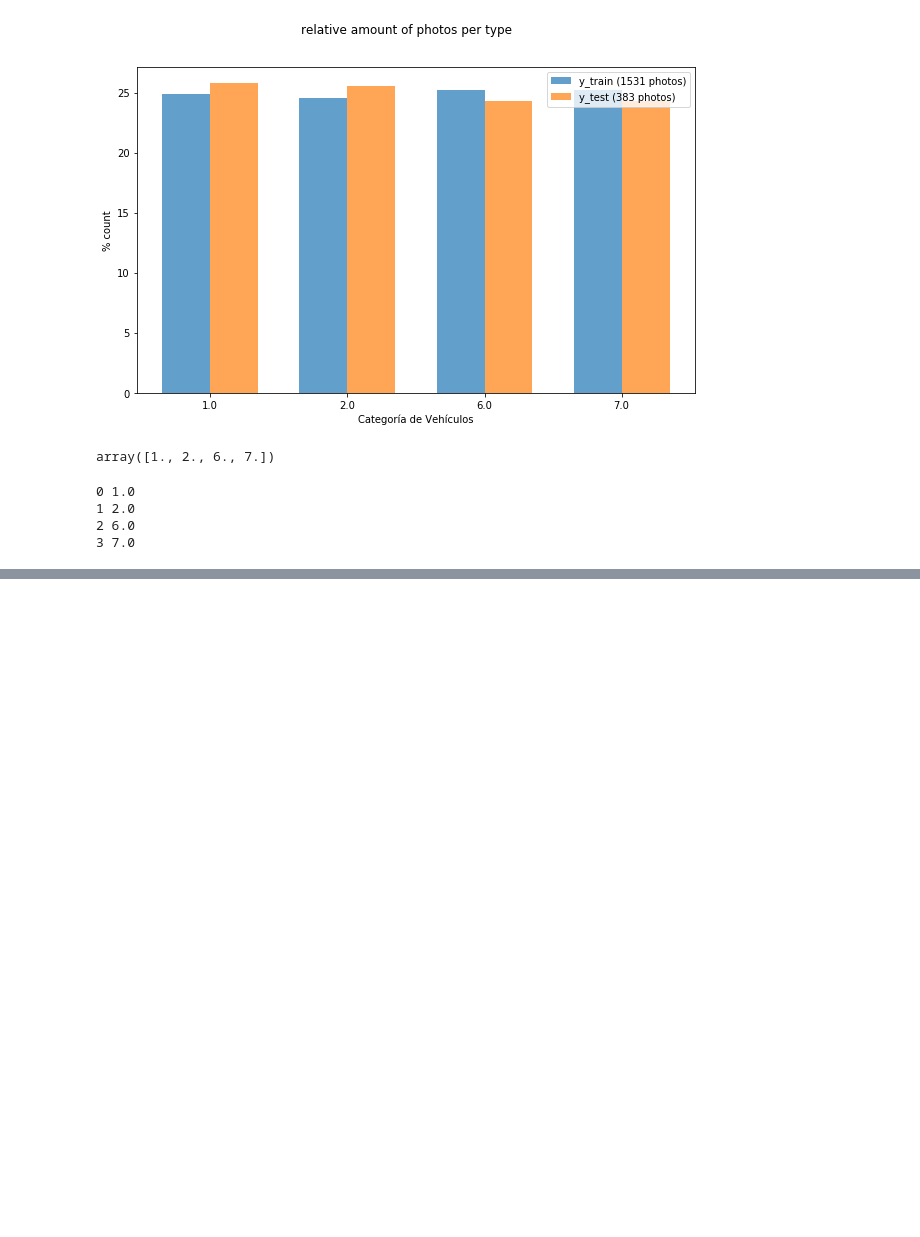
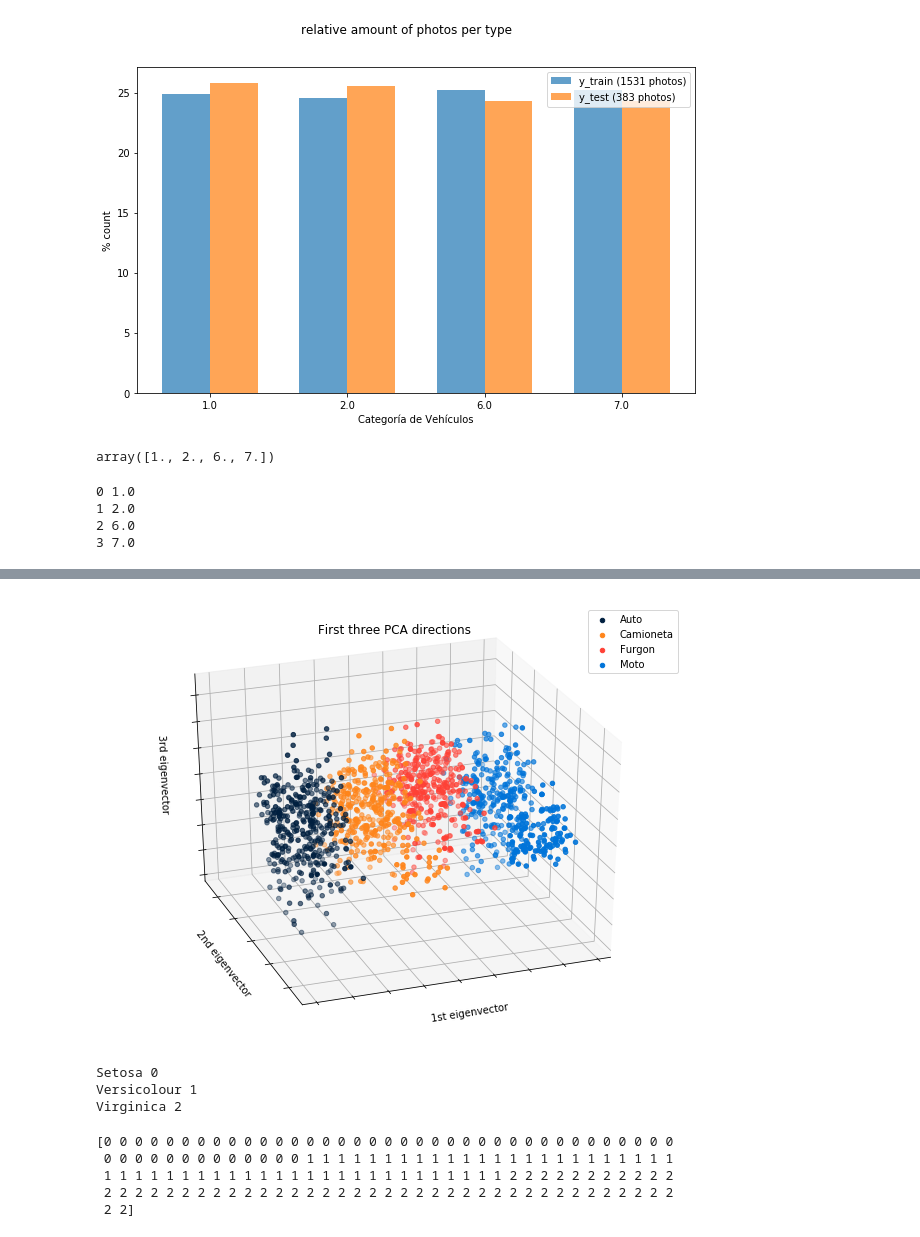
Before and after one commit to 12diego34/mercadolibre_dss, a Jupyter notebook: Trabajo Practico Final DSS/Preprocesamiento.ipynb, the cells around one changed output, grey strips where cells are left out. Cells and saved outputs as stored; diff of their text form; code cells hidden in the pictures; blank space fills up the shorter version.

```diff
--- a/Trabajo Practico Final DSS/Preprocesamiento.ipynb
+++ b/Trabajo Practico Final DSS/Preprocesamiento.ipynb
@@ -257,0 +258,51 @@ plt.show()
+# %%
+from mpl_toolkits.mplot3d import Axes3D
+
+fig = plt.figure(1, figsize=(8, 6))
+
+ax = Axes3D(fig, elev=-150, azim=110)
+
+X_reduced = PCA(n_components=3).fit_transform(X_train)
+
+
+
+for k, i in enumerate(class_names):
+    ax.scatter(X_reduced[y_train == i, 0],
+               X_reduced[y_train == i, 1],
+               X_reduced[y_train == i, 2],
+               color = '#%02x%02x%02x' % literal_eval(colors[k][3:]),label = labels[k])
+
+
+
+ax.set_title("First three PCA directions")
+ax.set_xlabel("1st eigenvector")
+ax.w_xaxis.set_ticklabels([])
+ax.set_ylabel("2nd eigenvector")
+ax.w_yaxis.set_ticklabels([])
+ax.set_zlabel("3rd eigenvector")
+ax.w_zaxis.set_ticklabels([])
+
+plt.legend()
+plt.show()
+# %% [output]
+[figure, added]
+# %%
+for name, label in [('Setosa', 0), ('Versicolour', 1), ('Virginica', 2)]:
+    print(name,label)
+# %% [output]
+Setosa 0
+Versicolour 1
+Virginica 2
+# %%
+from sklearn import datasets
+
+iris = datasets.load_iris()
+X = iris.data
+y = iris.target
+print(y)
+# %% [output]
+[0 0 0 0 0 0 0 0 0 0 0 0 0 0 0 0 0 0 0 0 0 0 0 0 0 0 0 0 0 0 0 0 0 0 0 0 0
+ 0 0 0 0 0 0 0 0 0 0 0 0 0 1 1 1 1 1 1 1 1 1 1 1 1 1 1 1 1 1 1 1 1 1 1 1 1
+ 1 1 1 1 1 1 1 1 1 1 1 1 1 1 1 1 1 1 1 1 1 1 1 1 1 1 2 2 2 2 2 2 2 2 2 2 2
+ 2 2 2 2 2 2 2 2 2 2 2 2 2 2 2 2 2 2 2 2 2 2 2 2 2 2 2 2 2 2 2 2 2 2 2 2 2
+ 2 2]
```
Also changed, not shown: parts of 5 cells of this notebook, 4 other files.
